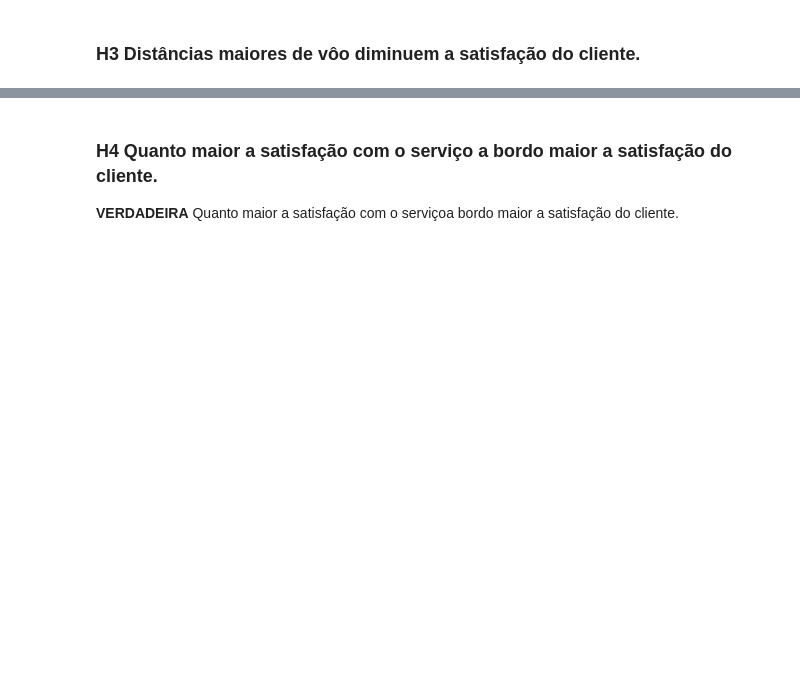
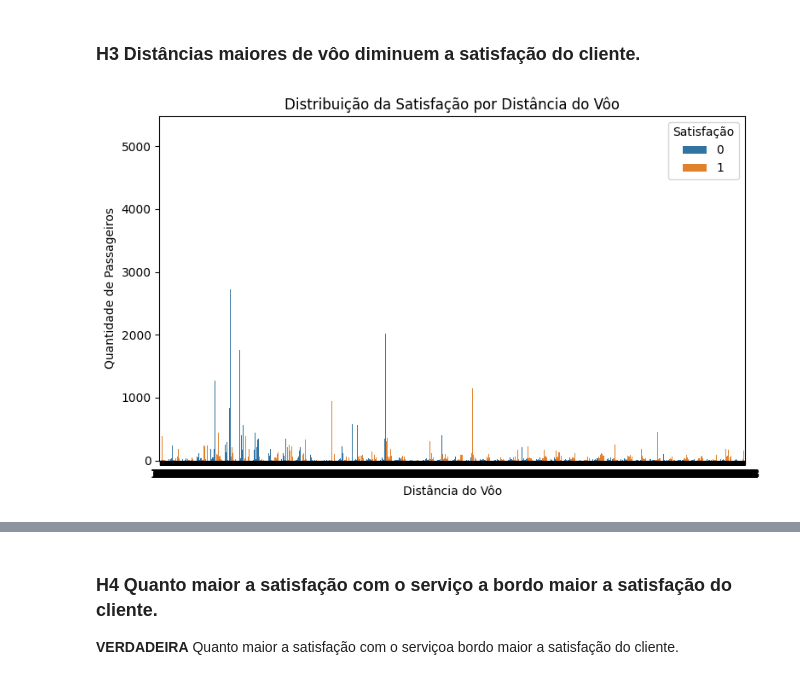
Before and after one commit to Data-Projects1/airline_satisfaction, a Jupyter notebook: notebooks/02.analise_satisf-validacao_hipoteses.ipynb, the cells around one changed output, grey strips where cells are left out. Saved outputs shown, nothing was run; the diff lists cells and outputs as text; code cells hidden in the pictures; blank space fills up the shorter version.

```diff
--- a/notebooks/02.analise_satisf-validacao_hipoteses.ipynb
+++ b/notebooks/02.analise_satisf-validacao_hipoteses.ipynb
@@ -635,3 +635,21 @@ plt.show()
 [figure]
 # %% [markdown]
 ### H3 Distâncias maiores de vôo diminuem a satisfação do cliente.
+# %%
+plt.figure(figsize=(15,5))
+
+# Gráfico de Distância do Vôo com Satisfação
+plt.subplot( 1, 2 ,1)
+sns.countplot(data=df2, x='flight_distance',hue='satisfaction')
+plt.title('Distribuição da Satisfação por Distância do Vôo')
+plt.xlabel('Distância do Vôo')
+plt.ylabel('Quantidade de Passageiros')
+plt.legend(title='Satisfação')
+
+# Ajustar o layout
+plt.tight_layout()
+
+# Exibir os gráficos
+plt.show()
+# %% [output]
+[figure, added]
```
Also changed, not shown: parts of 1 cell of this notebook.
